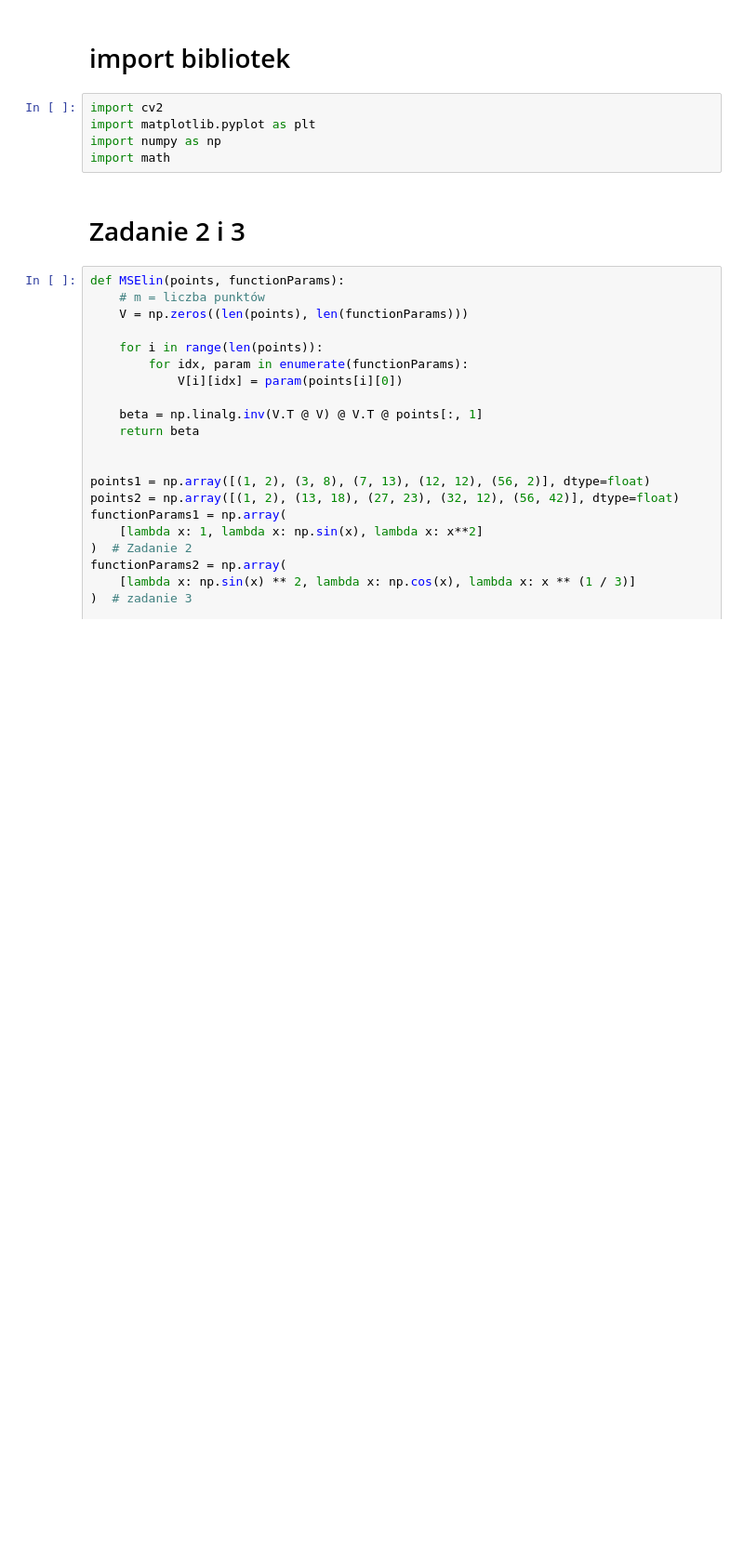
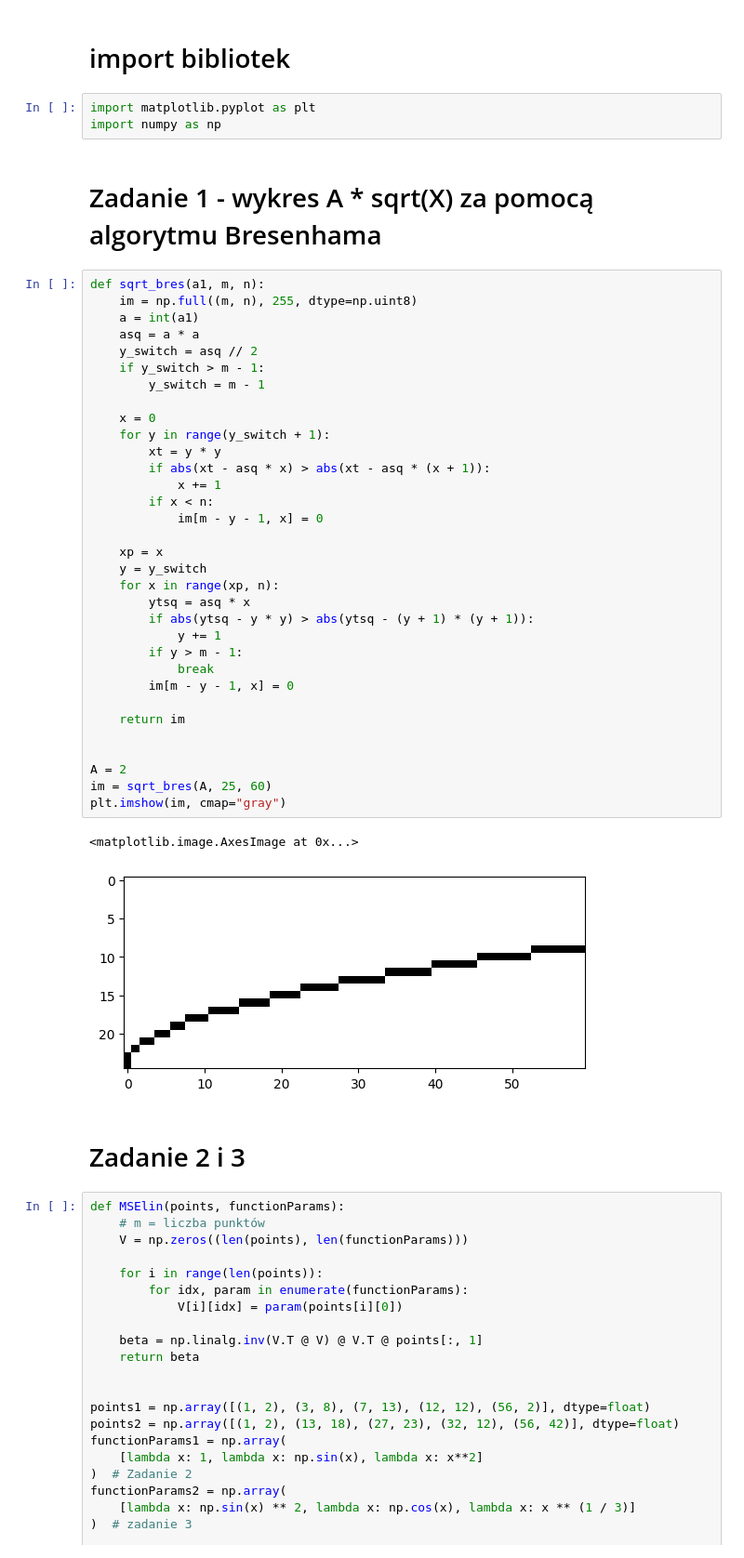
Before and after one commit to Isembart/Grafika-Komputerowa, a Jupyter notebook: Lab6/lab6.ipynb, the cells around one changed output. Shown at 93% size. Cells and saved outputs as stored; diff of their text form; blank space fills up the shorter version.

```diff
--- a/Lab6/lab6.ipynb
+++ b/Lab6/lab6.ipynb
@@ -1,10 +1,46 @@
 # %% [markdown]
 # import bibliotek
 # %%
-import cv2
 import matplotlib.pyplot as plt
 import numpy as np
-import math
+# %% [markdown]
+# Zadanie 1 - wykres A \* sqrt(X) za pomocą algorytmu Bresenhama
+# %%
+def sqrt_bres(a1, m, n):
+    im = np.full((m, n), 255, dtype=np.uint8)
+    a = int(a1)
+    asq = a * a
+    y_switch = asq // 2
+    if y_switch > m - 1:
+        y_switch = m - 1
+
+    x = 0
+    for y in range(y_switch + 1):
+        xt = y * y
+        if abs(xt - asq * x) > abs(xt - asq * (x + 1)):
+            x += 1
+        if x < n:
+            im[m - y - 1, x] = 0
+
+    xp = x
+    y = y_switch
+    for x in range(xp, n):
+        ytsq = asq * x
+        if abs(ytsq - y * y) > abs(ytsq - (y + 1) * (y + 1)):
+            y += 1
+        if y > m - 1:
+            break
+        im[m - y - 1, x] = 0
+
+    return im
+
+
+A = 2
+im = sqrt_bres(A, 25, 60)
+plt.imshow(im, cmap="gray")
+# %% [output]
+<matplotlib.image.AxesImage at 0x...>
+[figure, added]
 # %% [markdown]
 # Zadanie 2 i 3
 # %%
```
Also changed, not shown: 3 other files.
